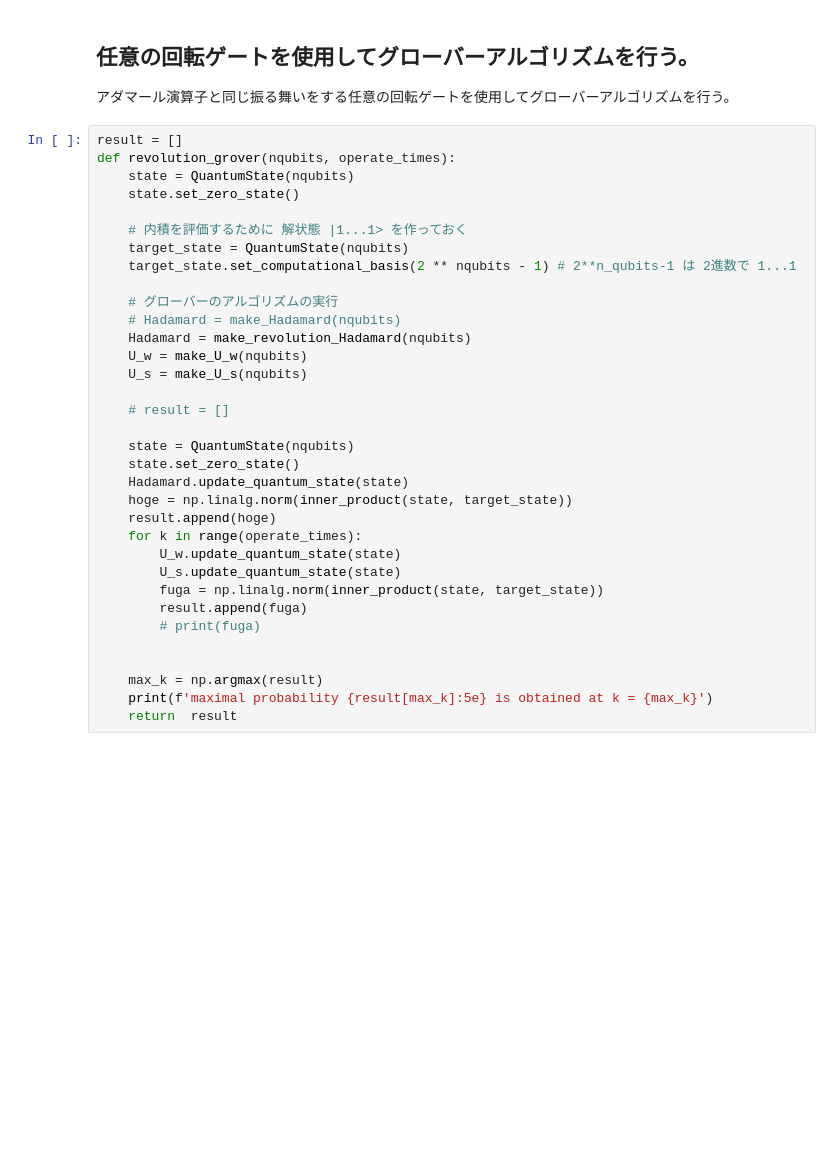
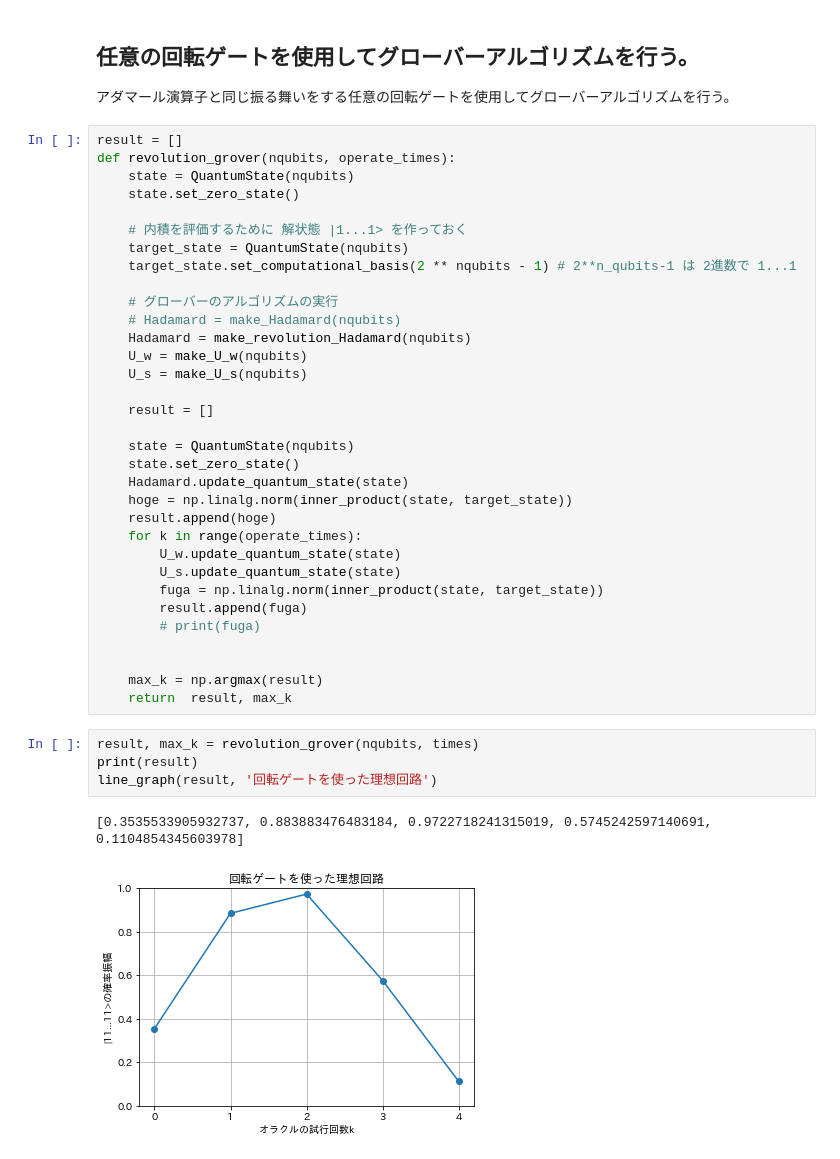
Before and after one commit to KaitoMuraoka/Hadamard-transform-with-misaligned-angles, a Jupyter notebook: Main.ipynb, the cells around one changed output. Cells and saved outputs as stored; diff of their text form; blank space fills up the shorter version.

```diff
--- a/Main.ipynb
+++ b/Main.ipynb
@@ -401,7 +408,7 @@ def revolution_grover(nqubits, operate_times):
     U_w = make_U_w(nqubits)
     U_s = make_U_s(nqubits)
 
-    # result = []
+    result = []
 
     state = QuantumState(nqubits)
     state.set_zero_state()
@@ -417,8 +424,14 @@ def revolution_grover(nqubits, operate_times):
 
 
     max_k = np.argmax(result)
-    print(f'maximal probability {result[max_k]:5e} is obtained at k = {max_k}')
-    return  result
+    return  result, max_k
+# %%
+result, max_k = revolution_grover(nqubits, times)
+print(result)
+line_graph(result, '回転ゲートを使った理想回路')
+# %% [output]
+[0.3535533905932737, 0.883883476483184, 0.9722718241315019, 0.5745242597140691, 0.1104854345603978]
+[figure, added]
 # %%
 
 grover_result = grover(nqubits, times)
```
Also changed, not shown: parts of 12 cells of this notebook.
